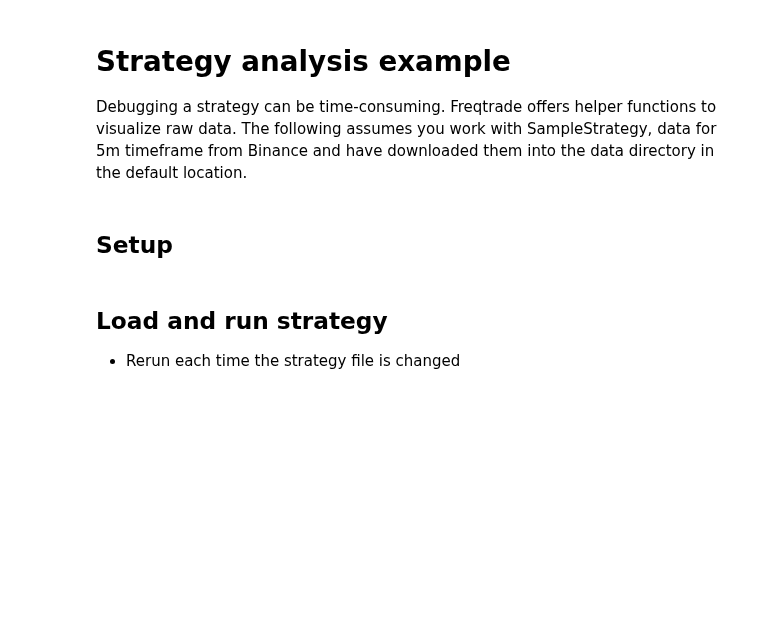
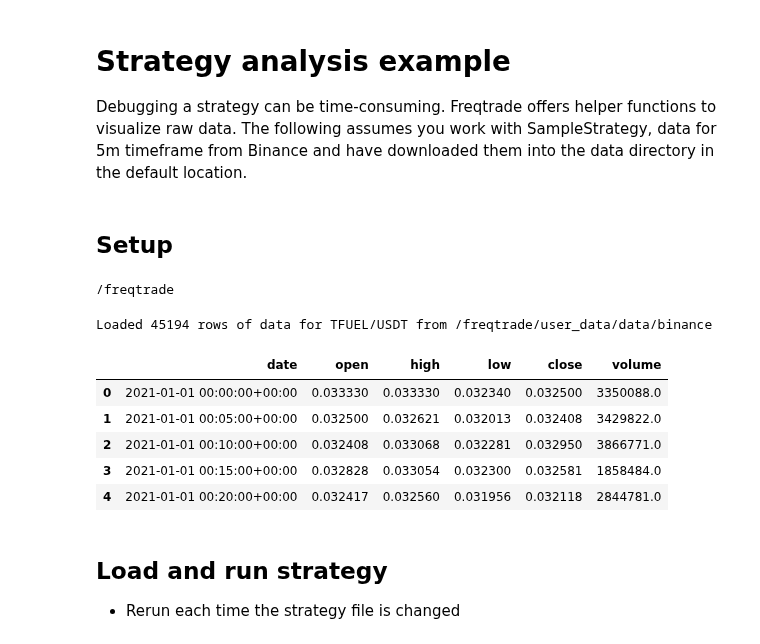
Before and after one commit to p-zombie/freqtrade, a Jupyter notebook: user_data/notebooks/strategy_analysis_example.ipynb, the cells around one changed output. Saved outputs shown, nothing was run; the diff lists cells and outputs as text; code cells hidden in the pictures; blank space fills up the shorter version.

```diff
--- a/user_data/notebooks/strategy_analysis_example.ipynb
+++ b/user_data/notebooks/strategy_analysis_example.ipynb
@@ -5,6 +5,26 @@ Debugging a strategy can be time-consuming. Freqtrade offers helper functions to
 The following assumes you work with SampleStrategy, data for 5m timeframe from Binance and have downloaded them into the data directory in the default location.
 # %% [markdown]
 ## Setup
+# %%
+import os
+from pathlib import Path
+
+# Change directory
+# Modify this cell to insure that the output shows the correct path.
+# Define all paths relative to the project root shown in the cell output
+project_root = "/freqtrade"
+i=0
+try:
+    os.chdirdir(project_root)
+    assert Path('LICENSE').is_file()
+except:
+    while i<4 and (not Path('LICENSE').is_file()):
+        os.chdir(Path(Path.cwd(), '../'))
+        i+=1
+    project_root = Path.cwd()
+print(Path.cwd())
+# %% [output]
+/freqtrade
 # %%
 from pathlib import Path
 from freqtrade.configuration import Configuration
@@ -27,16 +59,23 @@ pair = "BTC/USDT"
 # %%
 # Load data using values set above
 from freqtrade.data.history import load_pair_history
 
 candles = load_pair_history(datadir=data_location,
                             timeframe=config["timeframe"],
                             pair=pair,
-                            data_format = "hdf5",
                             )
 
 # Confirm success
 print("Loaded " + str(len(candles)) + f" rows of data for {pair} from {data_location}")
 candles.head()
+# %% [output]
+Loaded 45194 rows of data for TFUEL/USDT from /freqtrade/user_data/data/binance
+|  | date | open | high | low | close | volume |
+| 0 | 2021-01-01 00:00:00+00:00 | 0.033330 | 0.033330 | 0.032340 | 0.032500 | 3350088.0 |
+| 1 | 2021-01-01 00:05:00+00:00 | 0.032500 | 0.032621 | 0.032013 | 0.032408 | 3429822.0 |
+| 2 | 2021-01-01 00:10:00+00:00 | 0.032408 | 0.033068 | 0.032281 | 0.032950 | 3866771.0 |
+| 3 | 2021-01-01 00:15:00+00:00 | 0.032828 | 0.033054 | 0.032300 | 0.032581 | 1858484.0 |
+| 4 | 2021-01-01 00:20:00+00:00 | 0.032417 | 0.032560 | 0.031956 | 0.032118 | 2844781.0 |
 # %% [markdown]
 ## Load and run strategy
 * Rerun each time the strategy file is changed
```
Also changed, not shown: parts of 5 cells of this notebook, 1 other file.
